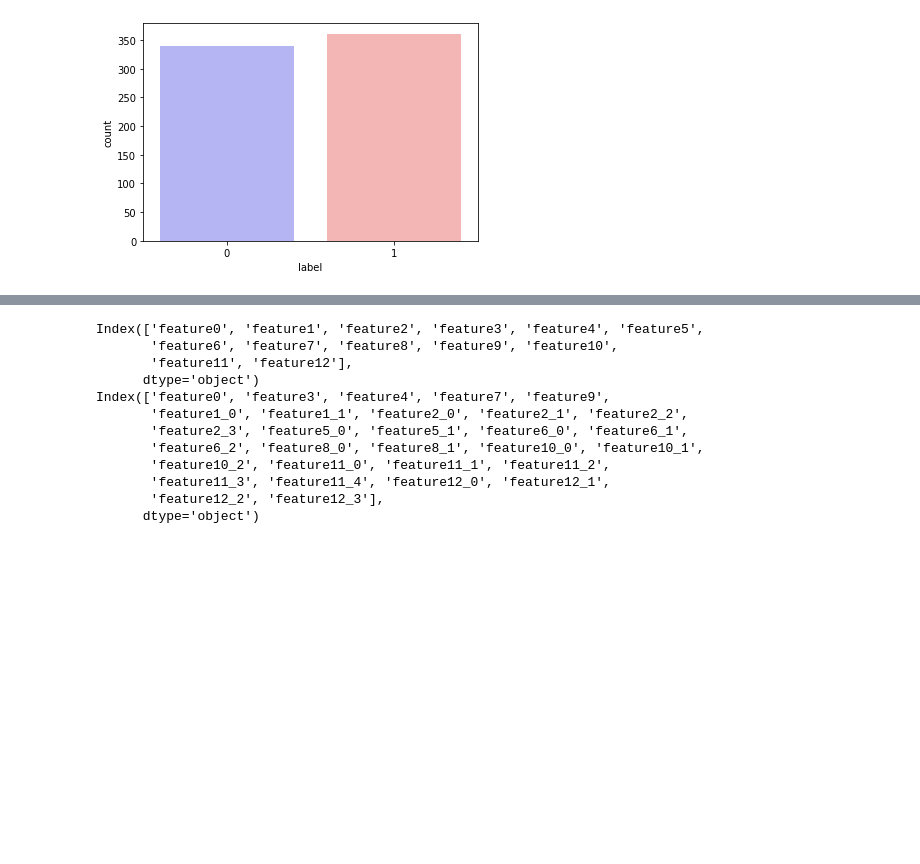
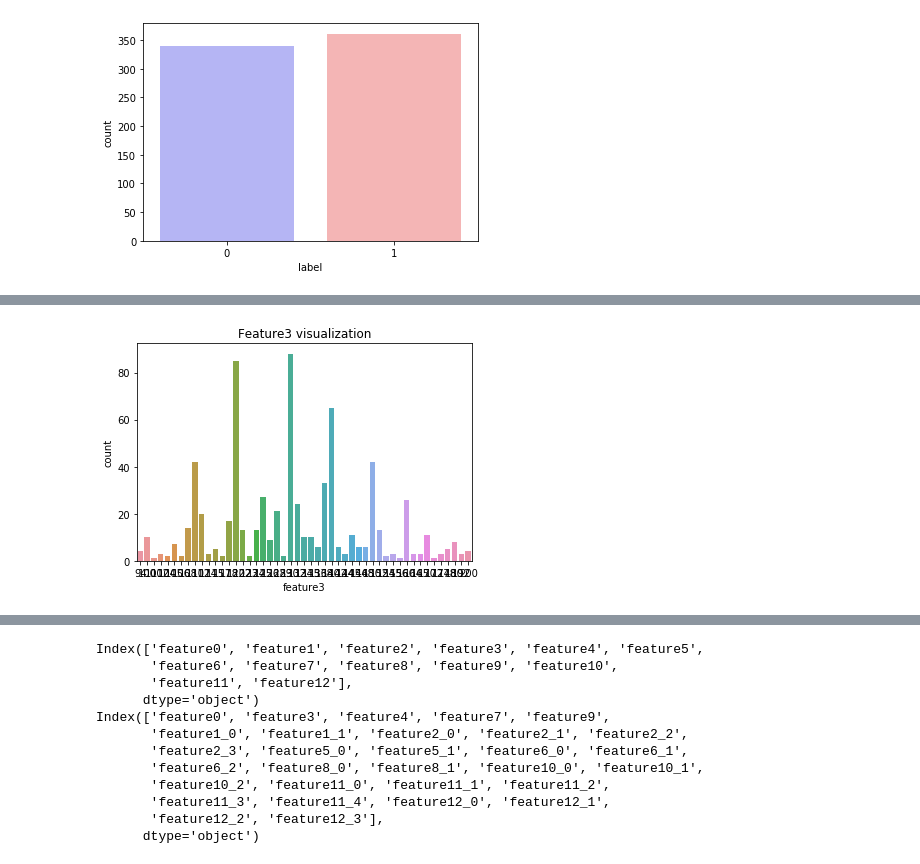
Before and after one commit to zhicongsun/SUSTech-Advanced-AI, a Jupyter notebook: A3_clf/A3_clf.ipynb, the cells around one changed output, grey strips where cells are left out. Cells and saved outputs as stored; diff of their text form; code cells hidden in the pictures; blank space fills up the shorter version.

```diff
--- a/A3_clf/A3_clf.ipynb
+++ b/A3_clf/A3_clf.ipynb
@@ -92,0 +200,7 @@ Name: label, dtype: int64
+# %%
+# feature3 visualization
+sns.countplot(x='feature3', data=data)
+plt.title("Feature3 visualization")
+plt.show()
+# %% [output]
+[figure, added]
```
Also changed, not shown: parts of 58 cells of this notebook.
